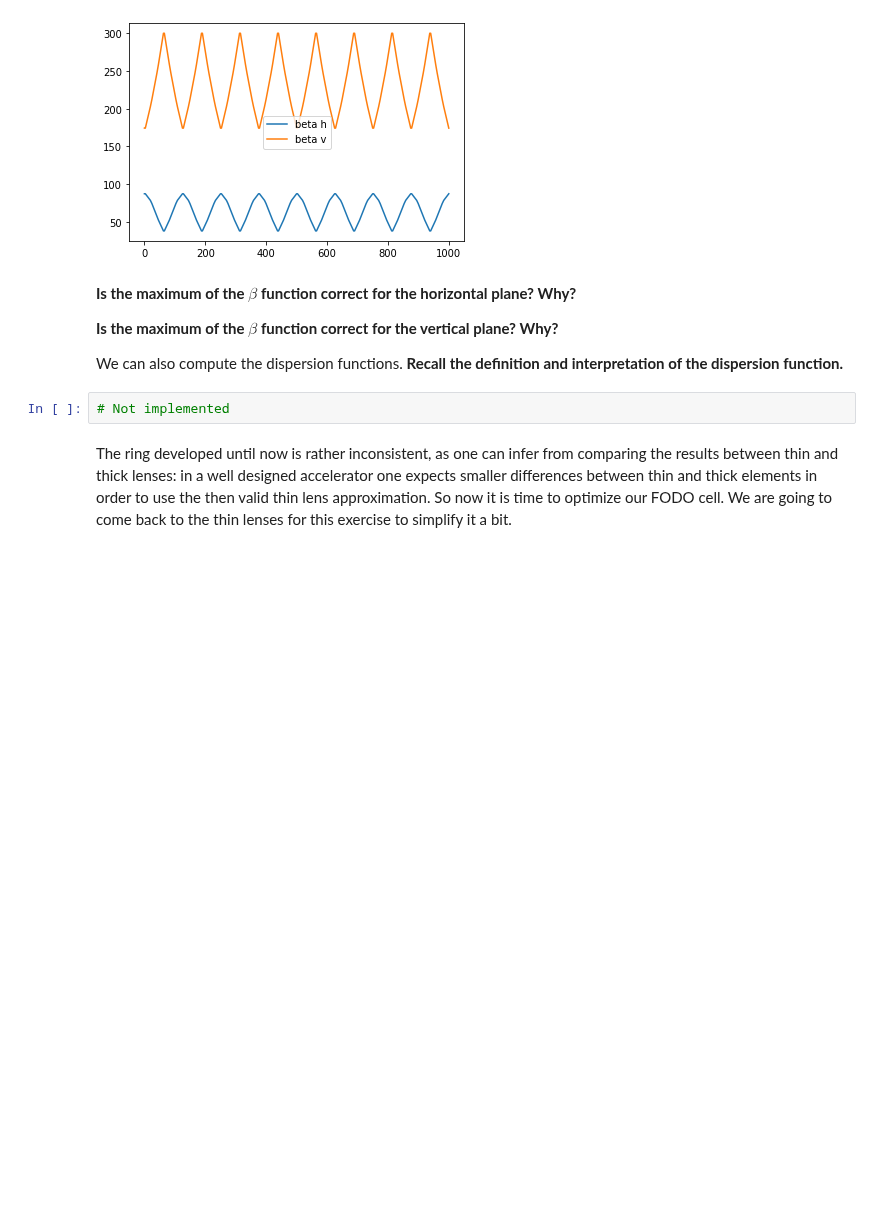
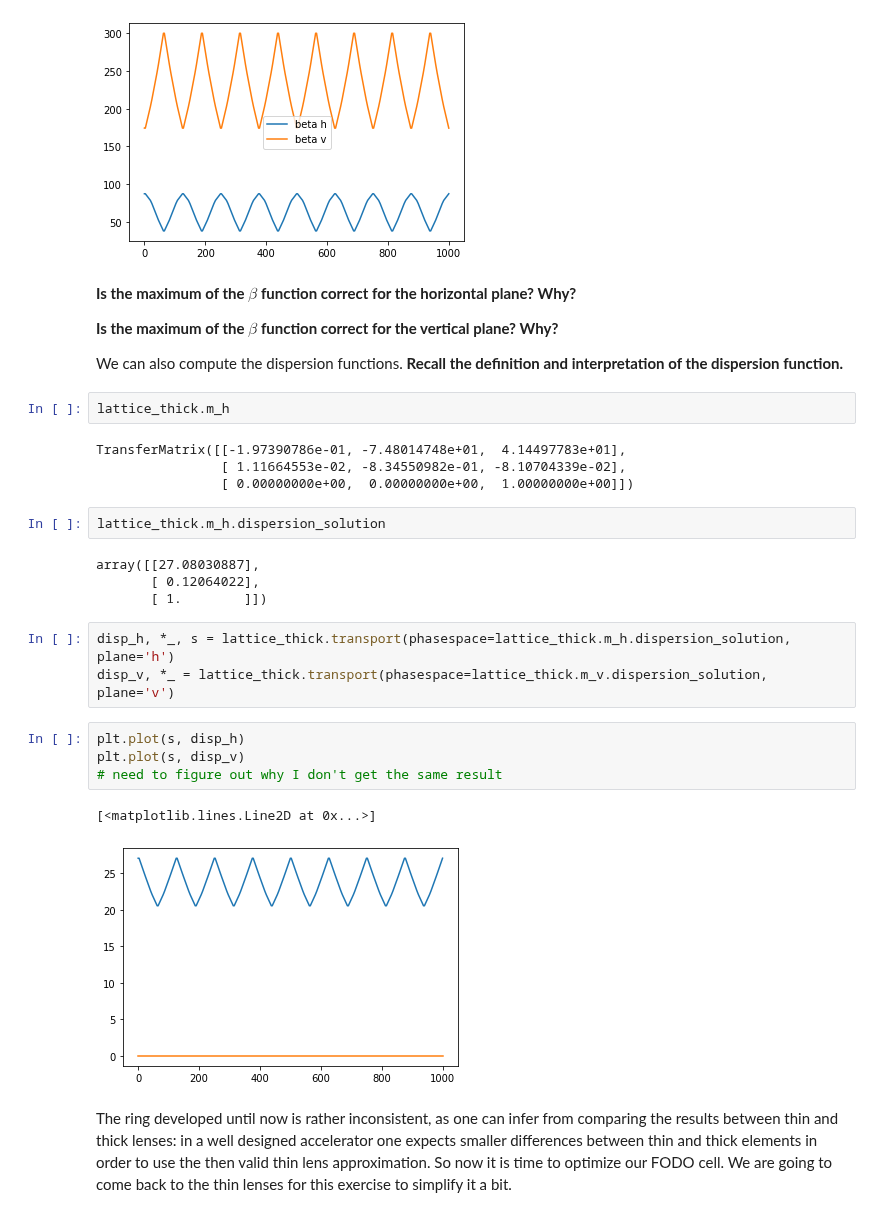
Before and after one commit to loiccoyle/pyaccelerator, a Jupyter notebook: noteboooks/tutorial_1.ipynb, the cells around one changed output. Saved outputs shown, nothing was run; the diff lists cells and outputs as text; blank space fills up the shorter version.

Commit message:
add dispersion block [WIP]

```diff
--- a/noteboooks/tutorial_1.ipynb
+++ b/noteboooks/tutorial_1.ipynb
@@ -208,8 +214,28 @@ plot_beta(beta_h, beta_v, s)
 **Is the maximum of the $\beta$ function correct for the vertical plane? Why?**
 
 We can also compute the dispersion functions. **Recall the definition and interpretation of the dispersion function.**
-# %%
-# Not implemented
+# %%
+lattice_thick.m_h
+# %% [output]
+TransferMatrix([[-1.97390786e-01, -7.48014748e+01,  4.14497783e+01],
+                [ 1.11664553e-02, -8.34550982e-01, -8.10704339e-02],
+                [ 0.00000000e+00,  0.00000000e+00,  1.00000000e+00]])
+# %%
+lattice_thick.m_h.dispersion_solution
+# %% [output]
+array([[27.08030887],
+       [ 0.12064022],
+       [ 1.        ]])
+# %%
+disp_h, *_, s = lattice_thick.transport(phasespace=lattice_thick.m_h.dispersion_solution, plane='h')
+disp_v, *_ = lattice_thick.transport(phasespace=lattice_thick.m_v.dispersion_solution, plane='v')
+# %%
+plt.plot(s, disp_h)
+plt.plot(s, disp_v)
+# need to figure out why I don't get the same result
+# %% [output]
+[<matplotlib.lines.Line2D at 0x...>]
+[figure, added]
 # %% [markdown]
 The ring developed until now is rather inconsistent, as one can infer from comparing the results between thin and thick lenses: in a well designed accelerator one expects smaller differences between thin and thick elements in order to use the then valid thin lens approximation. So now it is time to optimize our FODO cell. We are going to come back to the thin lenses for this exercise to simplify it a bit.
 # %% [markdown]
```
Also changed, not shown: parts of 1 cell of this notebook.
